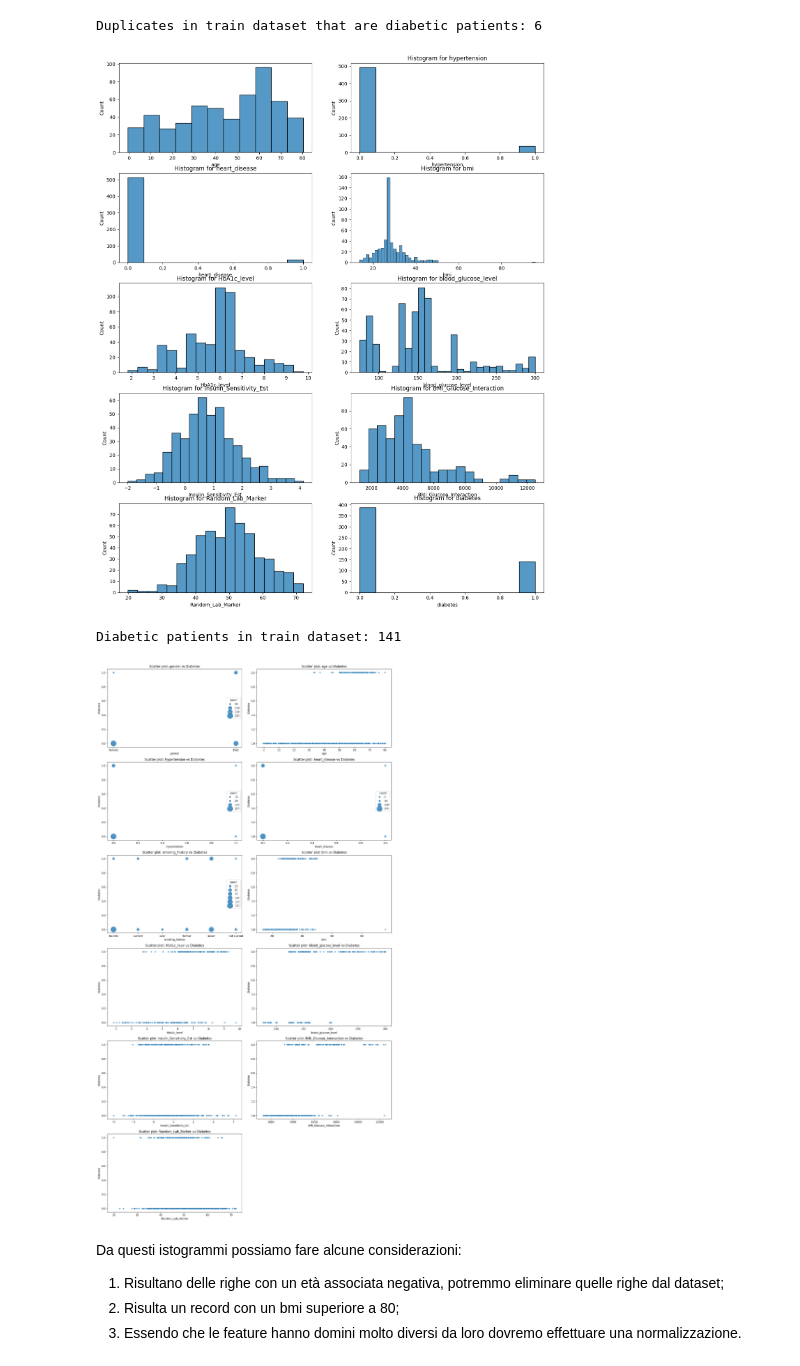
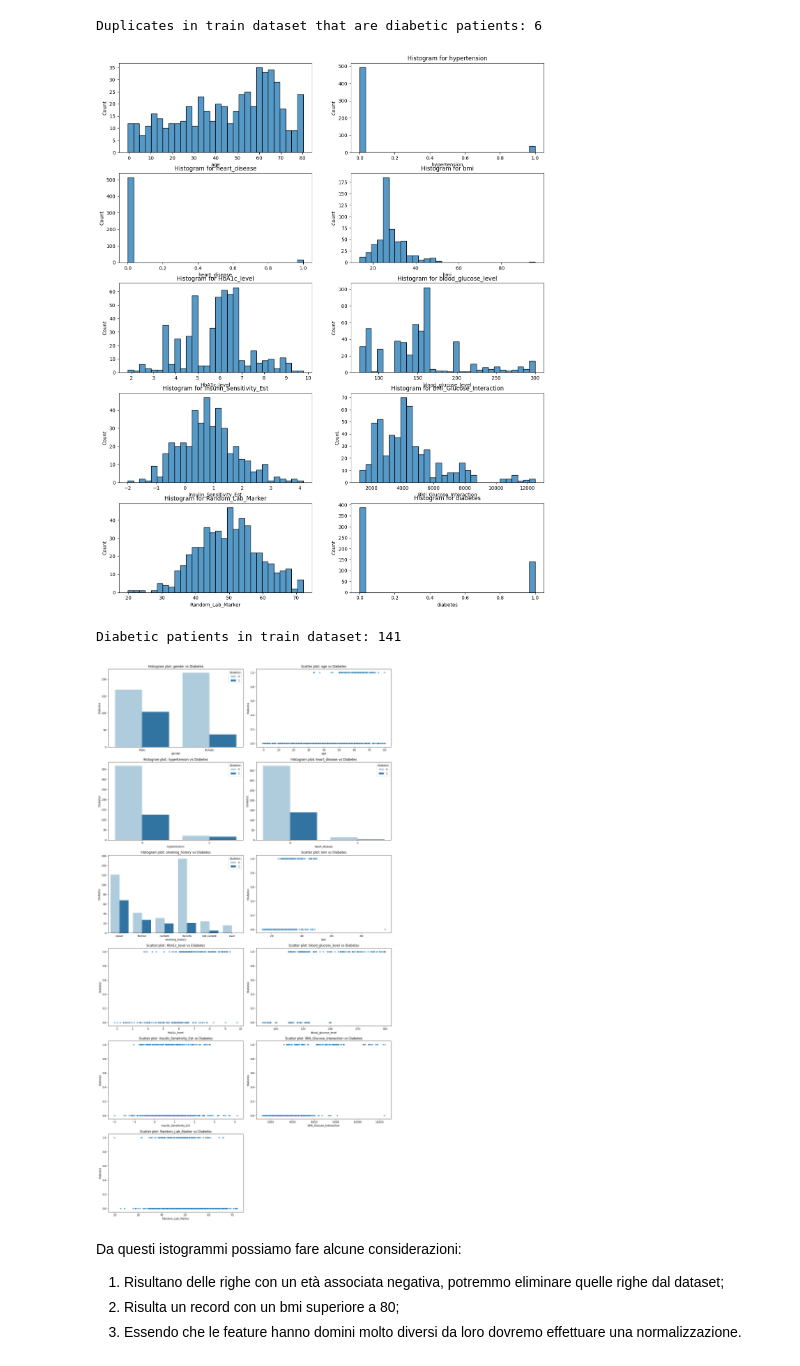
Before and after one commit to MartiChiodo/progetto_BIxBD, a Jupyter notebook: main.ipynb, the cells around one changed output. Cells and saved outputs as stored; diff of their text form; code cells hidden in the pictures.

```diff
--- a/main.ipynb
+++ b/main.ipynb
@@ -150,9 +150,9 @@ axes = axes.flatten()
 
 for i, column in enumerate(numerical_columns):
     if column == 'age':
-        sns.histplot(x=train_dataset[column], ax=axes[i])
+        sns.histplot(x=train_dataset[column], ax=axes[i], bins = 30)
     else:
-        sns.histplot(x=train_dataset[column], ax=axes[i])
+        sns.histplot(x=train_dataset[column], ax=axes[i], bins = 30)
         axes[i].set_title(f'Histogram for {column}')
         axes[i].set_xlabel(column)
 
@@ -163,7 +163,7 @@ plt.savefig('output/hist_features.pdf', format='pdf', bbox_inches='tight')
 plt.tight_layout()
 plt.show()
 # %% [output]
-[figure, old version]
+[figure, new version]
 # %%
 # How many diabetic patients do we have in the train dataset?
 print("Diabetic patients in train dataset:", train_dataset['diabetes'].sum())
@@ -172,46 +172,37 @@ Diabetic patients in train dataset: 141
 # %%
 # Creazione di scatter plot per ogni feature rispetto alla variabile 'diabetes'
 features = [col for col in train_dataset.columns if col != 'diabetes']
 cols_per_row = 2
 rows = (len(features) + cols_per_row - 1) // cols_per_row
 
 fig, axes = plt.subplots(rows, cols_per_row, figsize=(16, 5 * rows))
 axes = axes.flatten()
 
 for i, feature in enumerate(features):
     if train_dataset[feature].nunique() <= 6:  # Variabili binarie
-        # Raggruppa i dati per contare le istanze
-        grouped = train_dataset.groupby([feature, 'diabetes']).size().reset_index(name='count')
-        sns.scatterplot(
-            data=grouped,
-            x=feature,
-            y='diabetes',
-            size='count',
-            sizes=(50, 500),  # Aumenta la dimensione minima e massima dei puntini
-            ax=axes[i],
-            alpha=0.8  # Aumenta la trasparenza per una migliore sovrapposizione
-        )
+        sns.countplot(data = train_dataset, x = feature, hue = "diabetes", ax=axes[i], palette='Paired')
+        axes[i].set_title(f'Histogram plot: {feature} vs Diabetes')
     else:
         sns.scatterplot(
             data=train_dataset,
             x=feature,
             y='diabetes',
             ax=axes[i],
             alpha=0.6
         )
-    axes[i].set_title(f'Scatter plot: {feature} vs Diabetes')
+        axes[i].set_title(f'Scatter plot: {feature} vs Diabetes')
     axes[i].set_xlabel(feature)
     axes[i].set_ylabel('Diabetes')
 
 # Disattiva gli assi vuoti se il numero di grafici è dispari
 for i in range(len(features), len(axes)):
     axes[i].axis('off')
 
 plt.savefig('output/features_vs_diabetes.pdf', format='pdf', bbox_inches='tight')
 plt.tight_layout()
 plt.show()
 # %% [output]
-[figure, old version]
+[figure, new version]
 # %% [markdown]
 Da questi istogrammi possiamo fare alcune considerazioni:
 1. Risultano delle righe con un età associata negativa, potremmo eliminare quelle righe dal dataset;
```
Also changed, not shown: parts of 17 cells of this notebook, 12 other files.
